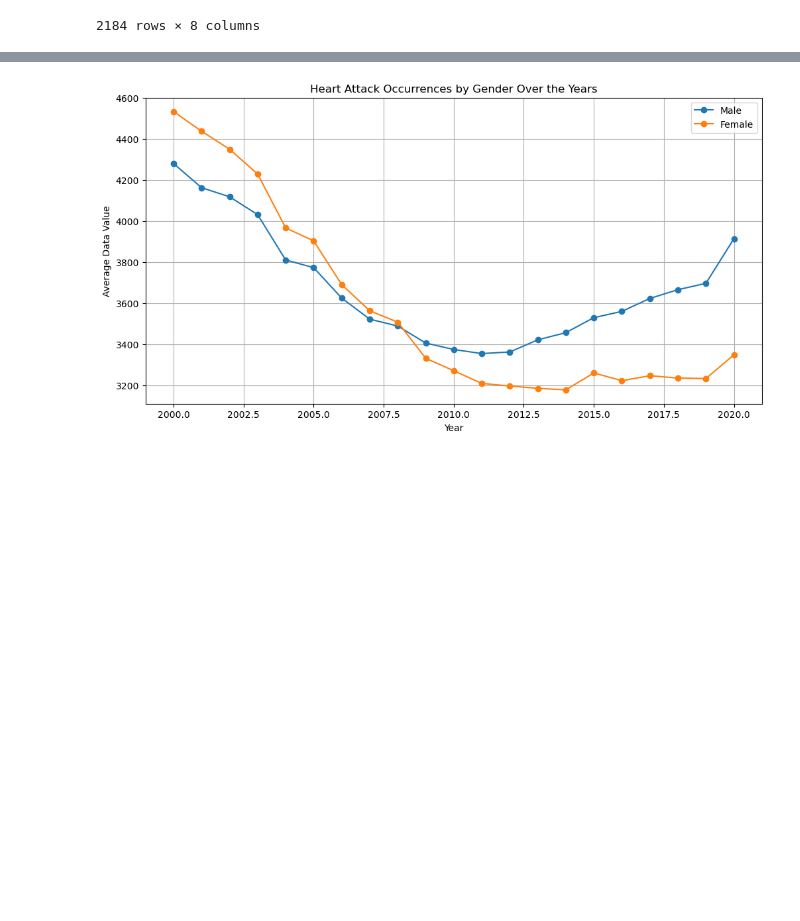
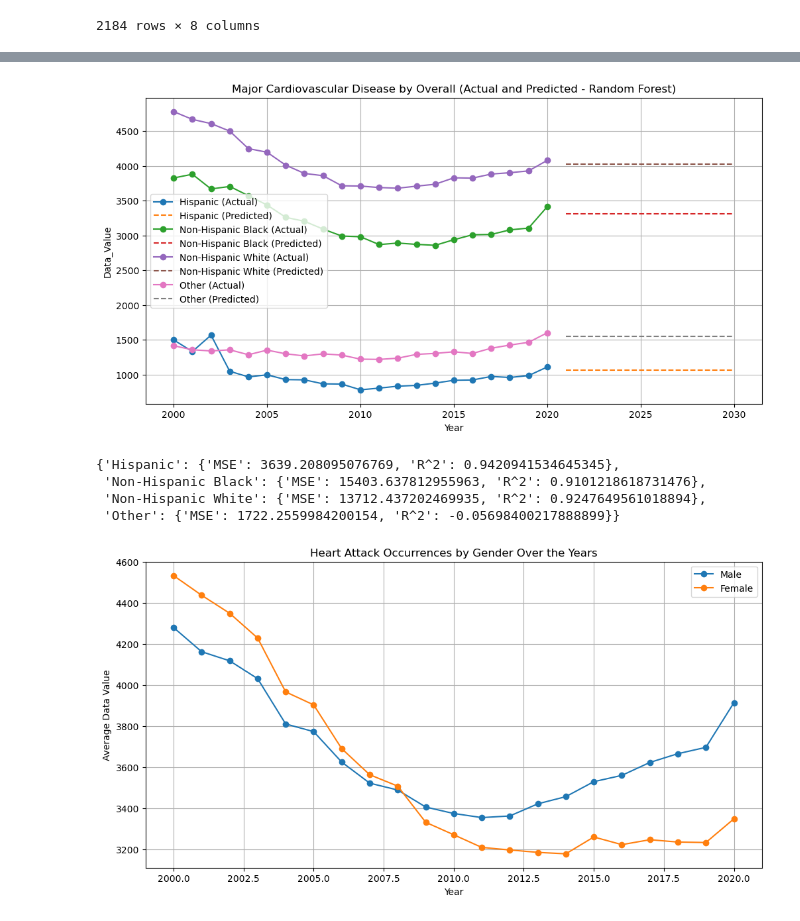
Before and after one commit to GrigoriyIsayev/group_5_challenge_2_cardio, a Jupyter notebook: Cardio_disease_Nadia.ipynb, the cells around one changed output, grey strips where cells are left out. Drawn from its saved outputs; the diff is of its cells as text; code cells hidden in the pictures; blank space fills up the shorter version.

```diff
--- a/Cardio_disease_Nadia.ipynb
+++ b/Cardio_disease_Nadia.ipynb
@@ -426,3 +532,11 @@ gender_filtered_df
+# %%
+analyze_and_predict(race_filtered_df,'Major Cardiovascular Disease','Break_Out','Data_Value','Overall')
+# %% [output]
+[figure, added]
+{'Hispanic': {'MSE': 3639.208095076769, 'R^2': 0.9420941534645345},
+ 'Non-Hispanic Black': {'MSE': 15403.637812955963, 'R^2': 0.9101218618731476},
+ 'Non-Hispanic White': {'MSE': 13712.437202469935, 'R^2': 0.9247649561018894},
+ 'Other': {'MSE': 1722.2559984200154, 'R^2': -0.05698400217888899}}
 # %%
 # Linear regression
 filtered_data = gender_filtered_df[gender_filtered_df['Topic'] == 'Major Cardiovascular Disease']
```
Also changed, not shown: parts of 9 cells of this notebook.
